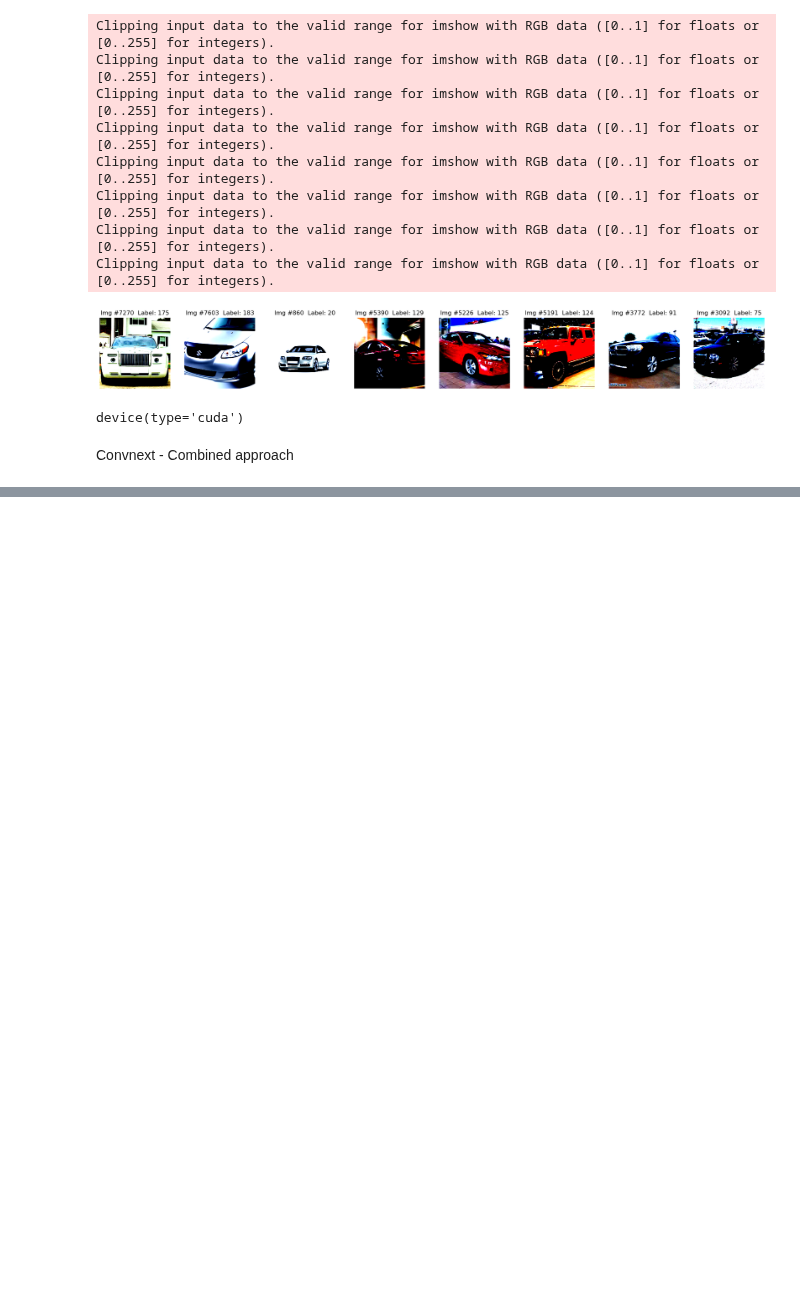
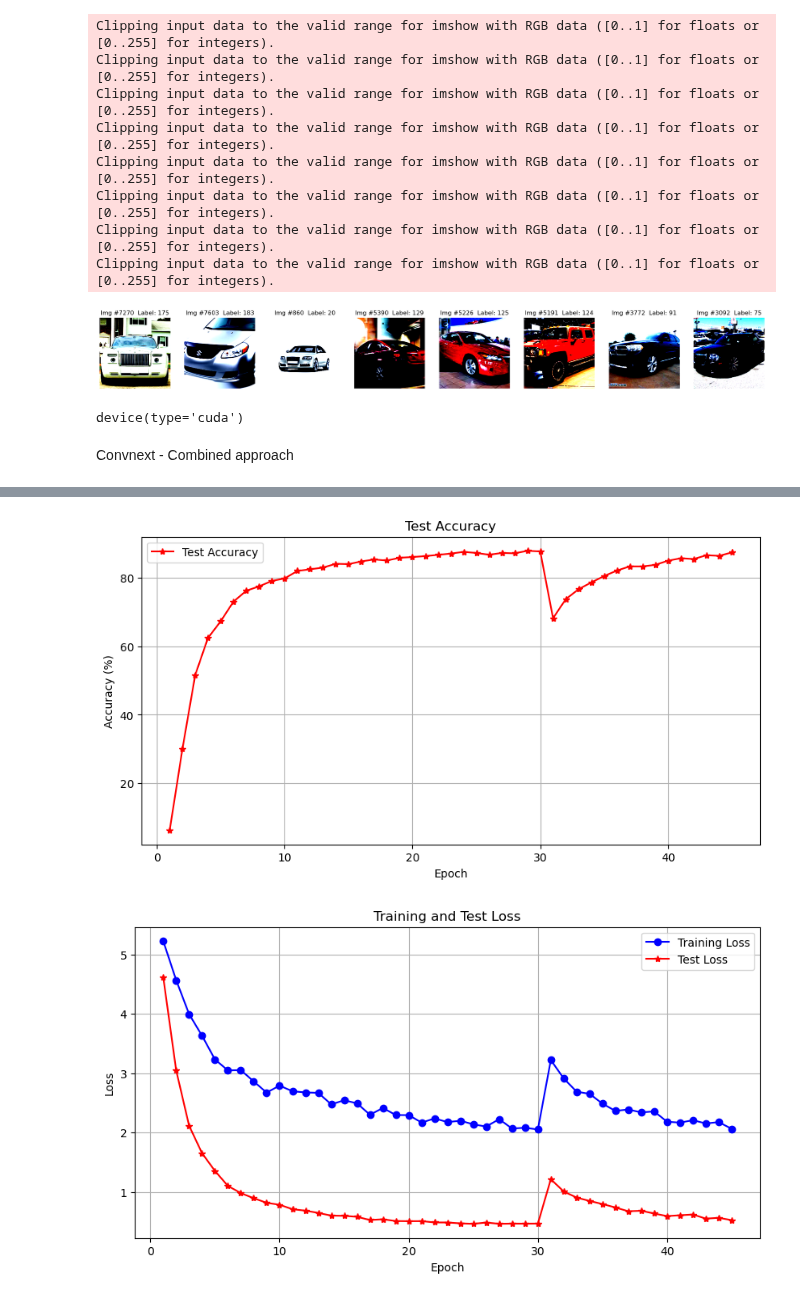
Before and after one commit to FreddieHorn/CudaVisionWS23, a Jupyter notebook: Assignment3/assignment_3_convnext_swin.ipynb, the cells around one changed output, grey strips where cells are left out. Saved outputs shown, nothing was run; the diff lists cells and outputs as text; code cells hidden in the pictures; blank space fills up the shorter version.

Commit message:
added swin transformer - no conclusions yet

```diff
--- a/Assignment3/assignment_3_convnext_swin.ipynb
+++ b/Assignment3/assignment_3_convnext_swin.ipynb
@@ -317,0 +326,14 @@ utils.plot_loss_epoch(concat_train_loss, concat_val_loss)
+# %%
+LR = float(config["LRSwin"])
+# %%
+# classification loss function
+criterion = nn.CrossEntropyLoss()
+
+# Observe that all parameters are being optimized
+optimizer = torch.optim.AdamW(swin_transformer.parameters(), lr=LR)
+# %%
+with wandb.init(project='finetuning_swin_endtoend'):
+    train_loss, val_loss, _ , valid_acc, train_acc = train_model(
+            model=swin_transformer, optimizer=optimizer, criterion=criterion,
+            train_loader=trainloader, valid_loader=testloader, num_epochs=30, start_epoch=0
+        )
@@ -317,0 +372,11 @@ utils.plot_loss_epoch(concat_train_loss, concat_val_loss)
+# %%
+concat_train_loss = train_loss + next_train_loss
+concat_val_loss = val_loss + next_val_loss
+concat_train_acc = train_acc + next_train_acc
+concat_valid_acc = valid_acc + next_valid_acc
+# %%
+utils.plot_accuracy_epoch(concat_valid_acc, concat_train_acc)
+utils.plot_loss_epoch(concat_train_loss, concat_val_loss)
+# %% [output]
+[figure, added]
+[figure, added]
```
Also changed, not shown: parts of 15 cells of this notebook.
